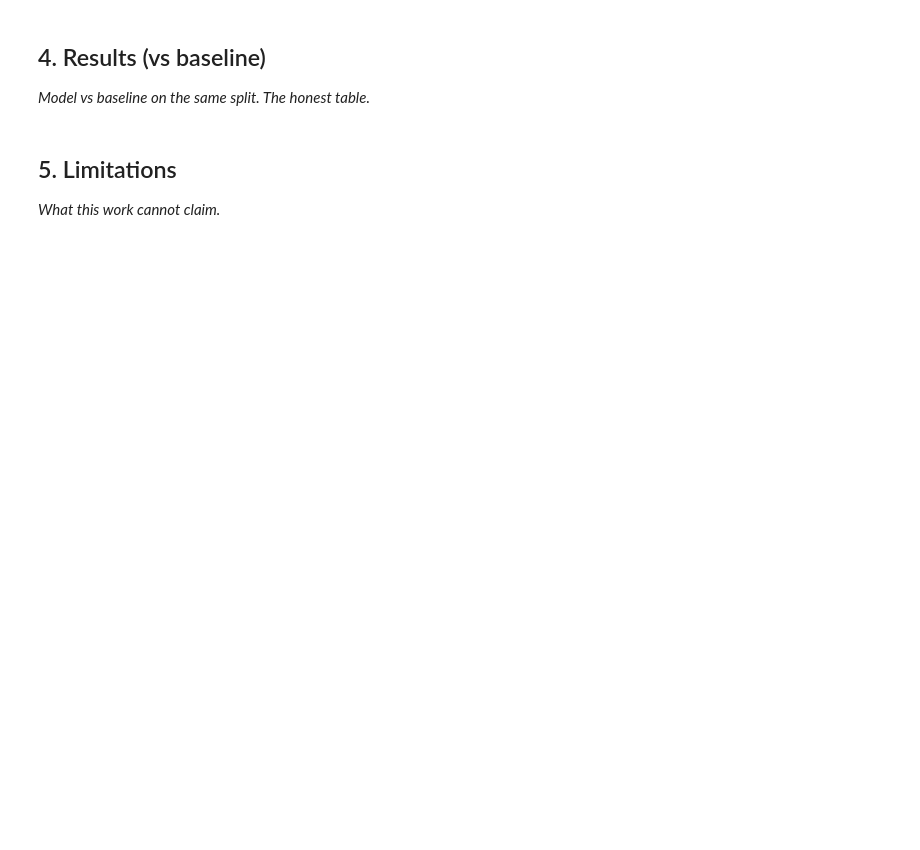
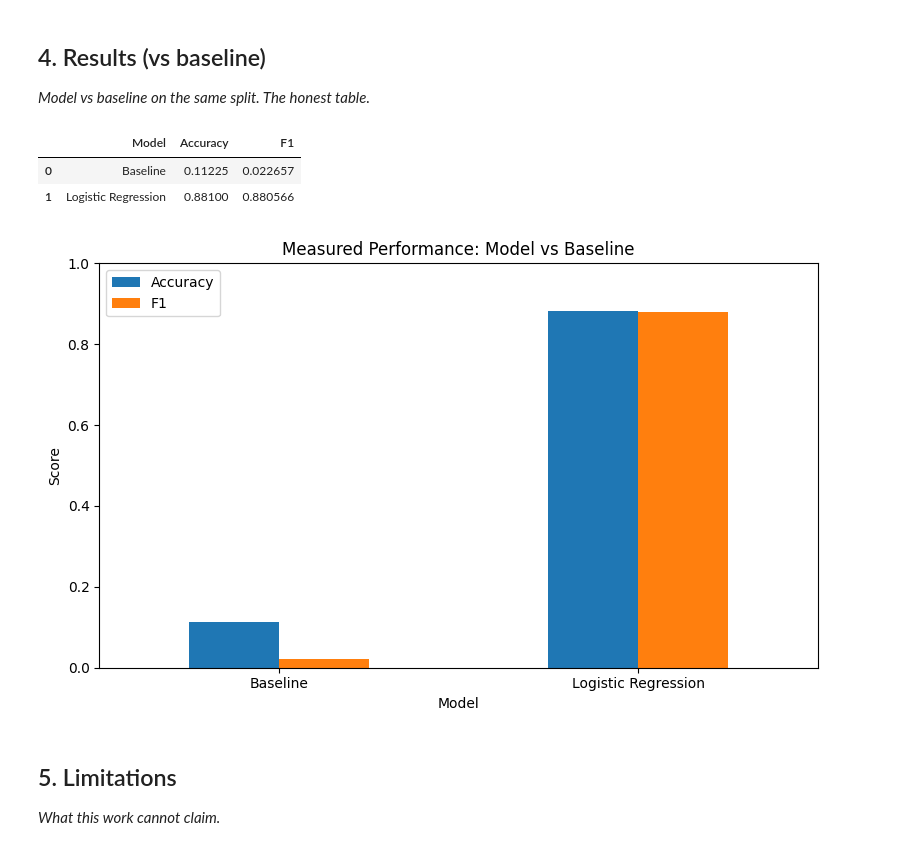
Before and after one commit to RamaKousalya/FlyRank, a Jupyter notebook: work/notebooks/capstone.ipynb, the cells around one changed output. Drawn from its saved outputs; the diff is of its cells as text; code cells hidden in the pictures; blank space fills up the shorter version.

```diff
--- a/work/notebooks/capstone.ipynb
+++ b/work/notebooks/capstone.ipynb
@@ -14,3 +34,18 @@ This skeleton is yours to fill. Work the sections **in order** — each one has
 ## 2. Data
 
 *Which release, which tables, date windows, what you excluded and why. Public-safe.*
+# %%
+from pathlib import Path
+import pandas as pd
+import numpy as np
+
+files = list(Path(".").rglob("*.csv"))
+print("CSV files found:", files)
+
+data_file = files[0]
+df = pd.read_csv(data_file, header=None)
+
+print("Dataset shape:", df.shape)
+print("Columns:", df.shape[1])
+print("Rows:", df.shape[0])
+display(df.head())
@@ -22,6 +114,41 @@ This skeleton is yours to fill. Work the sections **in order** — each one has
 ## 4. Results (vs baseline)
 
 *Model vs baseline on the same split. The honest table.*
+# %%
+from sklearn.metrics import accuracy_score, f1_score
+import pandas as pd
+
+results = pd.DataFrame({
+    "Model": ["Baseline", "Logistic Regression"],
+    "Accuracy": [
+        accuracy_score(y_test, baseline_pred),
+        accuracy_score(y_test, pred)
+    ],
+    "F1": [
+        f1_score(y_test, baseline_pred, average="weighted"),
+        f1_score(y_test, pred, average="weighted")
+    ]
+})
+
+display(results)
+
+results.set_index("Model")[["Accuracy", "F1"]].plot(
+    kind="bar",
+    figsize=(8, 5),
+    title="Measured Performance: Model vs Baseline"
+)
+
+import matplotlib.pyplot as plt
+plt.ylabel("Score")
+plt.ylim(0, 1)
+plt.xticks(rotation=0)
+plt.tight_layout()
+plt.show()
+# %% [output]
+|  | Model | Accuracy | F1 |
+| 0 | Baseline | 0.11225 | 0.022657 |
+| 1 | Logistic Regression | 0.88100 | 0.880566 |
+[figure, added]
 # %% [markdown]
 ## 5. Limitations
 
```
Also changed, not shown: parts of 6 cells of this notebook.
